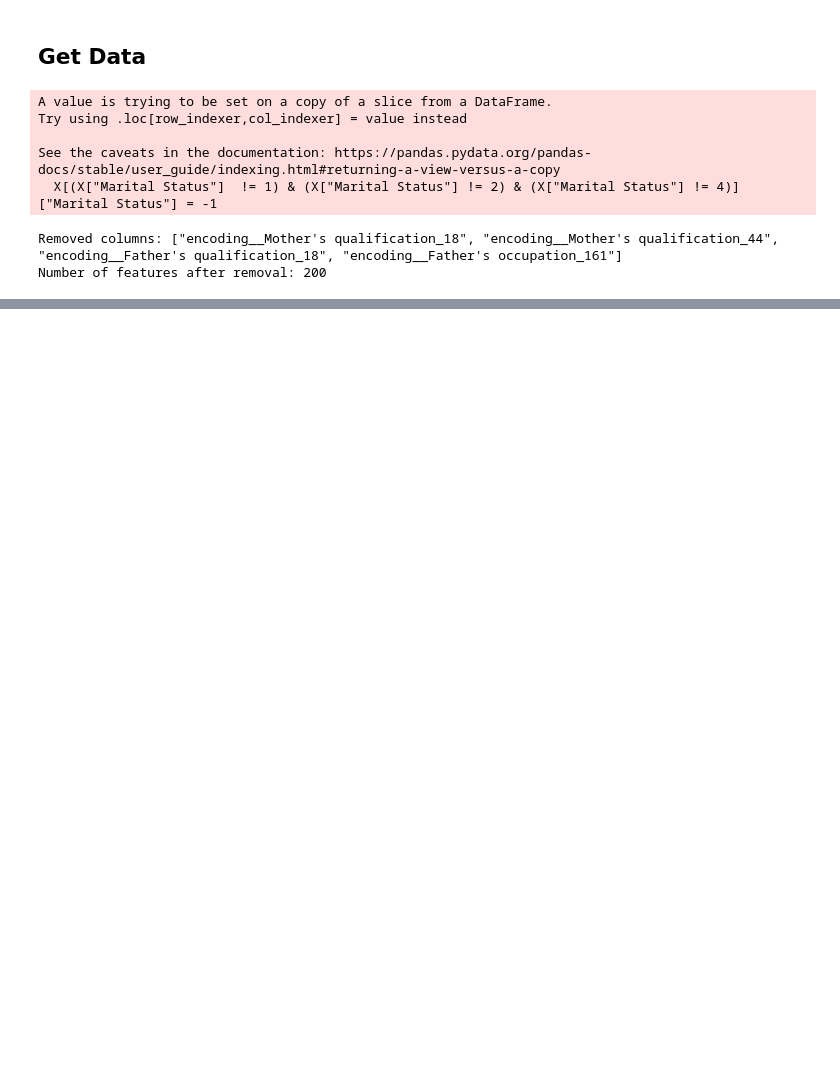
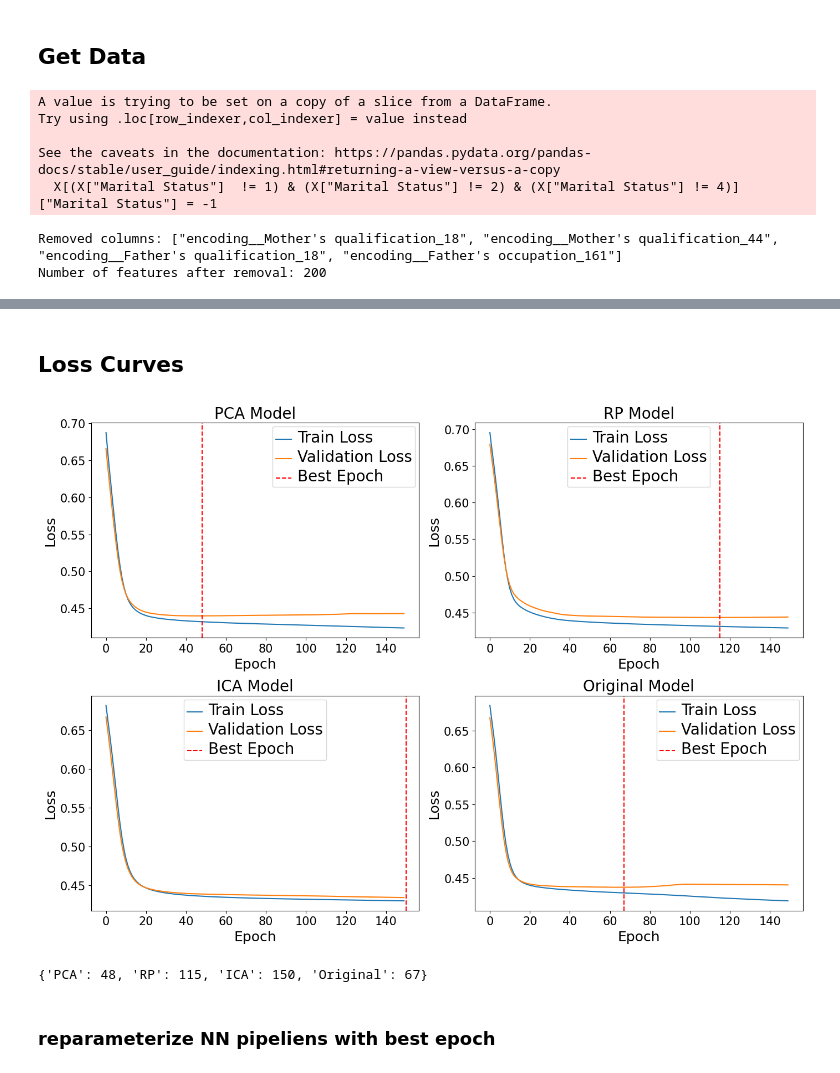
Before and after one commit to climberwb/ML, a Jupyter notebook: A3/NNandDr.ipynb, the cells around one changed output, grey strips where cells are left out. Drawn from its saved outputs; the diff is of its cells as text; code cells hidden in the pictures; blank space fills up the shorter version.

```diff
--- a/A3/NNandDr.ipynb
+++ b/A3/NNandDr.ipynb
@@ -54,3 +59,12 @@ Number of features after removal: 200
+# %%
+reload_notebook_cell()
+best_pca_raisin = {"n_components": 3, "random_state":42 }
+best_rp_raisin = {"n_components": 5, "random_state":42 }
+best_ica_raisin = {"n_components": 2,  'n_components':2, 'whiten': 'unit-variance',  "random_state":42 }
+
+pipeline_PCA_Raisin = pipelines.PCANoStandard_pipeline(X_train_raisin, y_train_encode_raisin,  **best_pca_raisin)
+pipeline_RP_Raisin = pipelines.GaussianRPNoStandard_pipeline(X_train_raisin, y_train_encode_raisin,  **best_rp_raisin)
+pipeline_ICA_Raisin = pipelines.ICA_pipeline(X_train_raisin, y_train_encode_raisin, **best_ica_raisin)
 # %%
 # import Kfold
 from sklearn.model_selection import KFold
@@ -98,0 +104,2 @@ array([0, 2, 2, 1, 0, 2, 2, 1, 2, 2, 2, 2, 2, 2, 2, 2, 2, 2, 0, 2, 2, 0,
+# %% [markdown]
+## Loss Curves
@@ -98,0 +146,57 @@ array([0, 2, 2, 1, 0, 2, 2, 1, 2, 2, 2, 2, 2, 2, 2, 2, 2, 2, 0, 2, 2, 0,
+# %%
+# Plot the loss curves in subplots
+fig, axs = plt.subplots(2, 2, figsize=(14, 10))
+
+# PCA subplot
+axs[0, 0].plot(avg_train_loss_pca, label='Train Loss')
+axs[0, 0].plot(avg_val_loss_pca, label='Validation Loss')
+axs[0, 0].axvline(x=best_epoch_pca, color='r', linestyle='--', label='Best Epoch')
+axs[0, 0].set_title('PCA Model')
+axs[0, 0].set_xlabel('Epoch')
+axs[0, 0].set_ylabel('Loss')
+axs[0, 0].legend()
+
+# RP subplot
+axs[0, 1].plot(avg_train_loss_rp, label='Train Loss')
+axs[0, 1].plot(avg_val_loss_rp, label='Validation Loss')
+axs[0, 1].axvline(x=best_epoch_rp, color='r', linestyle='--', label='Best Epoch')
+axs[0, 1].set_title('RP Model')
+axs[0, 1].set_xlabel('Epoch')
+axs[0, 1].set_ylabel('Loss')
+axs[0, 1].legend()
+
+# ICA subplot
+axs[1, 0].plot(avg_train_loss_ica, label='Train Loss')
+axs[1, 0].plot(avg_val_loss_ica, label='Validation Loss')
+axs[1, 0].axvline(x=best_epoch_ica, color='r', linestyle='--', label='Best Epoch')
+axs[1, 0].set_title('ICA Model')
+axs[1, 0].set_xlabel('Epoch')
+axs[1, 0].set_ylabel('Loss')
+axs[1, 0].legend()
+
+# Original subplot
+axs[1, 1].plot(avg_train_loss_orginal, label='Train Loss')
+axs[1, 1].plot(avg_val_loss_orginal, label='Validation Loss')
+axs[1, 1].axvline(x=best_epoch_orginal, color='r', linestyle='--', label='Best Epoch')
+axs[1, 1].set_title('Original Model')
+axs[1, 1].set_xlabel('Epoch')
+axs[1, 1].set_ylabel('Loss')
+axs[1, 1].legend()
+helpers.increase_font_size_subplots_included(plt)
+plt.tight_layout()
+plt.show()
+
+best_epochs = {
+    'PCA': best_epoch_pca,
+    'RP': best_epoch_rp,
+    'ICA': best_epoch_ica,
+    'Original': best_epoch_orginal
+}
+
+
+print(best_epochs)
+# %% [output]
+[figure, added]
+{'PCA': 48, 'RP': 115, 'ICA': 150, 'Original': 67}
+# %% [markdown]
+### reparameterize NN pipeliens with best epoch
```
Also changed, not shown: parts of 12 cells of this notebook, 6 other files.
